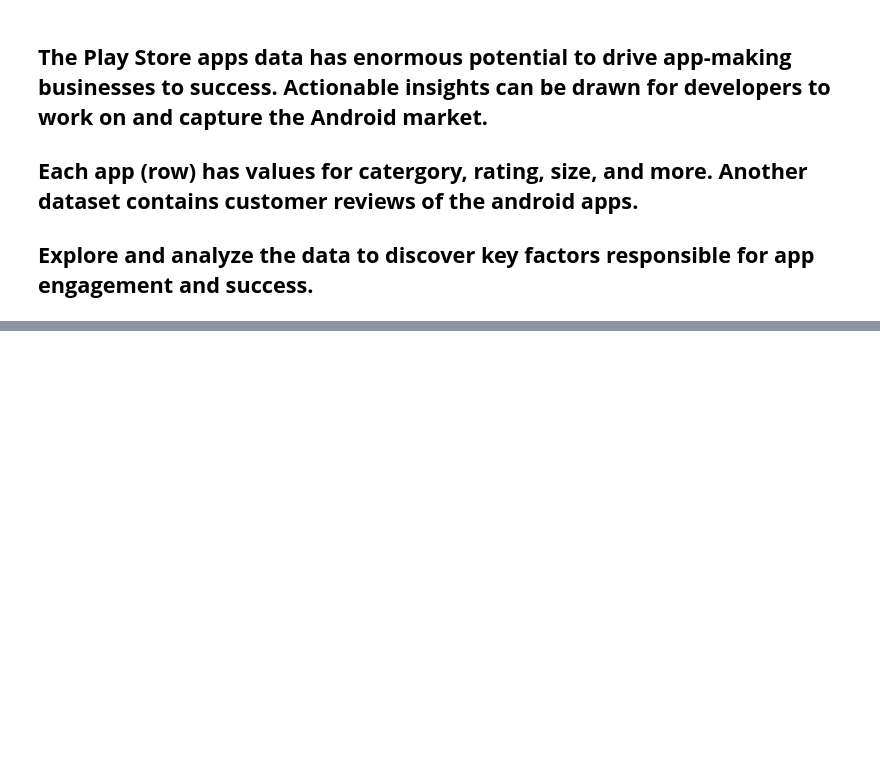
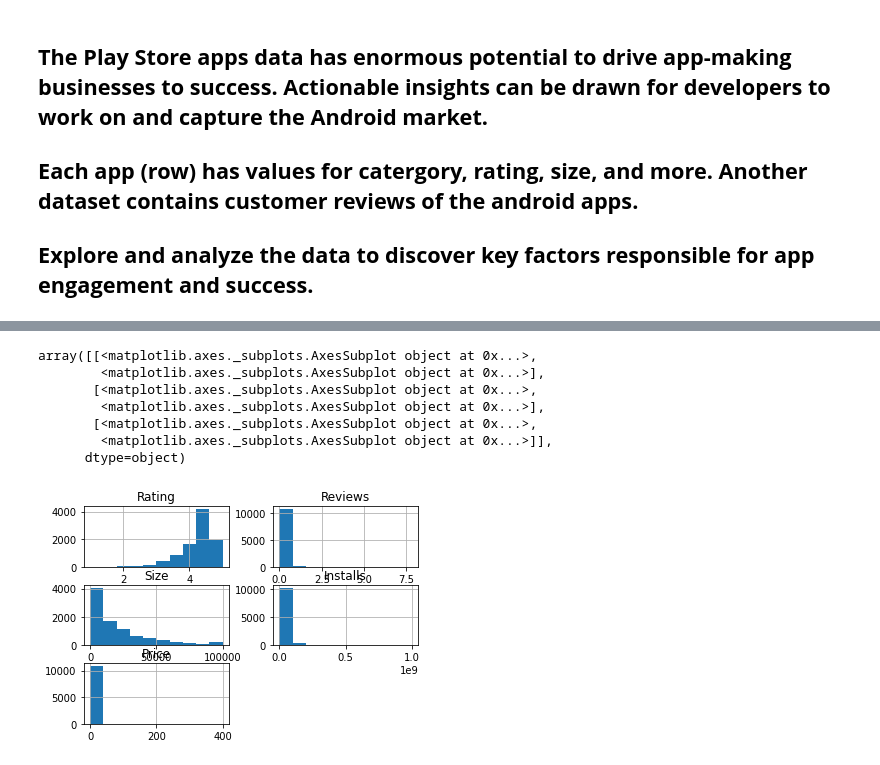
Before and after one commit to RITIK1442840127/Play-Store-Data-Analysis, a Jupyter notebook: Play_Store_Analysis_by_RITIK_TIWARI.ipynb, the cells around one changed output, grey strips where cells are left out. Cells and saved outputs as stored; diff of their text form; code cells hidden in the pictures; blank space fills up the shorter version.

```diff
--- a/Play_Store_Analysis_by_RITIK_TIWARI.ipynb
+++ b/Play_Store_Analysis_by_RITIK_TIWARI.ipynb
@@ -28,0 +237,7 @@ from pylab import rcParams
+# %%
+df['Size'] = df.Size.replace("Varies with device",np.nan)
+df['Size'] = df.Size.str.replace("M","000") # All size values became the kilobyte type.
+df['Size'] = df.Size.str.replace("k","")
+df['Size'] = df.Size.replace("1,000+",1000)
+df['Size'] =df['Size'].astype(float)
+df['Size'].dtype
@@ -28,0 +255,5 @@ from pylab import rcParams
+# %%
+df['Installs'] = df['Installs'].apply(lambda x: str(x).replace('+','') if '+' in str(x) else str(x))
+df['Installs'] = df['Installs'].apply(lambda x: str(x).replace(',','') if ',' in str (x) else str(x))
+df['Installs'] = df['Installs'].apply(lambda x: float(x))
+df['Installs'].dtype
@@ -28,0 +283,4 @@ from pylab import rcParams
+# %%
+df['Price'] = df.Price.replace("Everyone",np.nan)
+df['Price'] = df.Price.str.replace("$","").astype(float)
+df['Price'].dtype
@@ -28,0 +299,3 @@ from pylab import rcParams
+# %%
+df['Last Updated'] = pd.to_datetime(df['Last Updated'])
+df['Last Updated']
@@ -28,0 +324,11 @@ from pylab import rcParams
+# %%
+df.hist()
+# %% [output]
+array([[<matplotlib.axes._subplots.AxesSubplot object at 0x...>,
+        <matplotlib.axes._subplots.AxesSubplot object at 0x...>],
+       [<matplotlib.axes._subplots.AxesSubplot object at 0x...>,
+        <matplotlib.axes._subplots.AxesSubplot object at 0x...>],
+       [<matplotlib.axes._subplots.AxesSubplot object at 0x...>,
+        <matplotlib.axes._subplots.AxesSubplot object at 0x...>]],
+      dtype=object)
+[figure, added]
```
Also changed, not shown: parts of 78 cells of this notebook.
